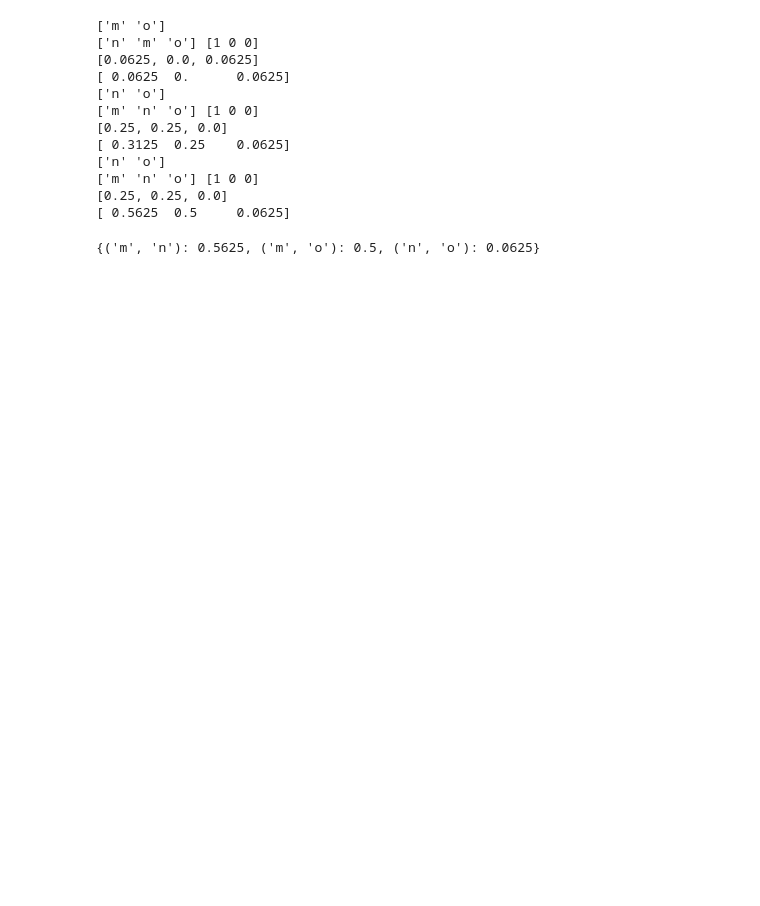
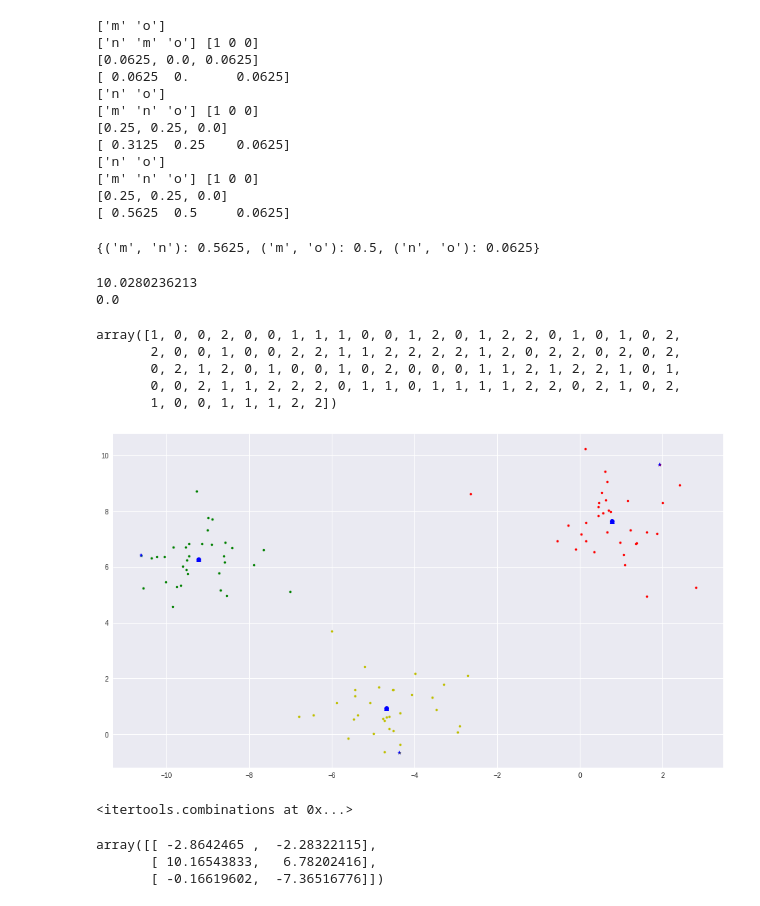
Before and after one commit to zhangxu999/DolphinML, a Jupyter notebook: Kmeans.ipynb, the cells around one changed output. Saved outputs shown, nothing was run; the diff lists cells and outputs as text; code cells hidden in the pictures; blank space fills up the shorter version.

Commit message:
add Kmeans more impove it

```diff
--- a/Kmeans.ipynb
+++ b/Kmeans.ipynb
@@ -64,0 +63,56 @@ class
+# %%
+class Kmean:
+    def __init__(self,k,iter_num):
+        self.k = k
+        self.iter_num = iter_num
+    def get_init_vector(self,X):
+        distance,max_cores = 0,''
+        for i in combinations(X,self.k):
+            npt = np.array(list(combinations(i,2)))
+            ret = np.sqrt(np.square(npt[:,0] - npt[:,1]).sum(axis=1)).sum()
+            if ret > distance:
+                distance,max_cores = ret,i
+        return np.array(max_cores)
+
+    def train(self,X):
+        init_vetor = avg_vector = self.get_init_vector(X)
+        get_nearcore = lambda x:np.argmin(np.square(avg_vector - x).sum(axis=1))
+        cnt = 0
+        plt.figure(figsize=(16,9))
+        while True:
+            last_avg = avg_vector
+            cnt += 1
+            new_cluster = np.apply_along_axis(get_nearcore,axis=1,arr=X)
+            clu_tag, avg_vector = npi.group_by(new_cluster).mean(data)
+            plt.plot(avg_vector[:,0],avg_vector[:,1],'b^')
+            print(np.square(avg_vector - last_avg).sum())
+            if (np.square(avg_vector - last_avg).sum()< 0.01) or  (cnt >=self.iter_num):
+                break
+        c0 = data[new_cluster==0];c1 = data[new_cluster==1];c2 = data[new_cluster==2]
+        plt.plot(c0[:,0],c0[:,1],'.r',c1[:,0],c1[:,1],'.g',c2[:,0],c2[:,1],'.y',init_vetor[:,0],init_vetor[:,1],'b*',avg_vector[:,0],avg_vector[:,1],'bo')
+        return new_cluster
+# %%
+K = Kmean(3,10)
+# %%
+data,clu = make_blobs(n_samples=100,n_features=2,centers=3)
+K.train(data)
+# %% [output]
+10.0280236213
+0.0
+array([1, 0, 0, 2, 0, 0, 1, 1, 1, 0, 0, 1, 2, 0, 1, 2, 2, 0, 1, 0, 1, 0, 2,
+       2, 0, 0, 1, 0, 0, 2, 2, 1, 1, 2, 2, 2, 2, 1, 2, 0, 2, 2, 0, 2, 0, 2,
+       0, 2, 1, 2, 0, 1, 0, 0, 1, 0, 2, 0, 0, 0, 1, 1, 2, 1, 2, 2, 1, 0, 1,
+       0, 0, 2, 1, 1, 2, 2, 2, 0, 1, 1, 0, 1, 1, 1, 1, 2, 2, 0, 2, 1, 0, 2,
+       1, 0, 0, 1, 1, 1, 2, 2])
+[figure, added]
+# %%
+combinations(data,3)
+# %% [output]
+<itertools.combinations at 0x...>
+# %%
+data2,clu = make_blobs(n_samples=3,n_features=2,centers=3)
+data2
+# %% [output]
+array([[ -2.8642465 ,  -2.28322115],
+       [ 10.16543833,   6.78202416],
+       [ -0.16619602,  -7.36516776]])
```
Also changed, not shown: parts of 40 cells of this notebook.
